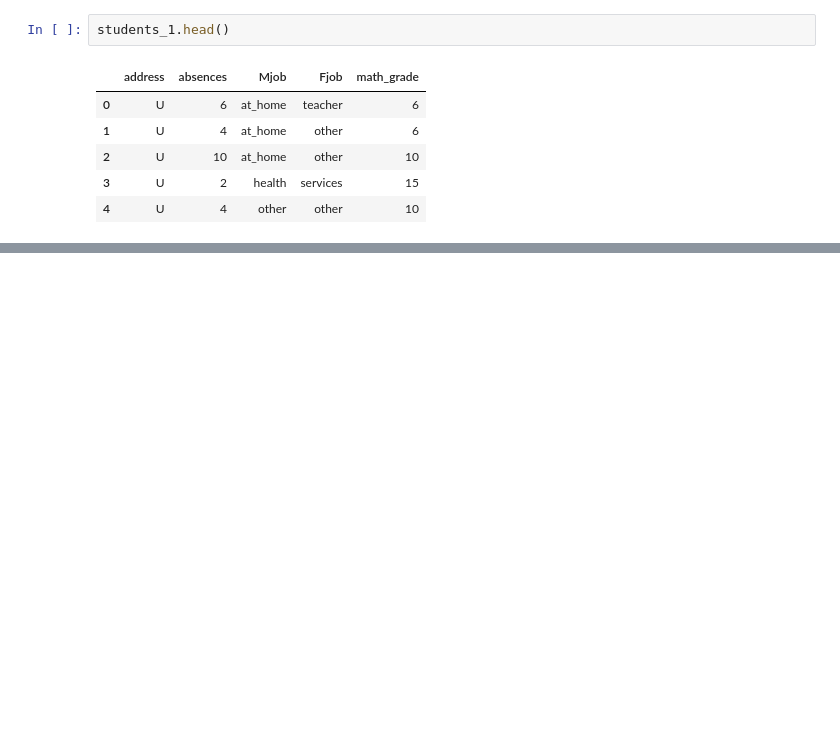
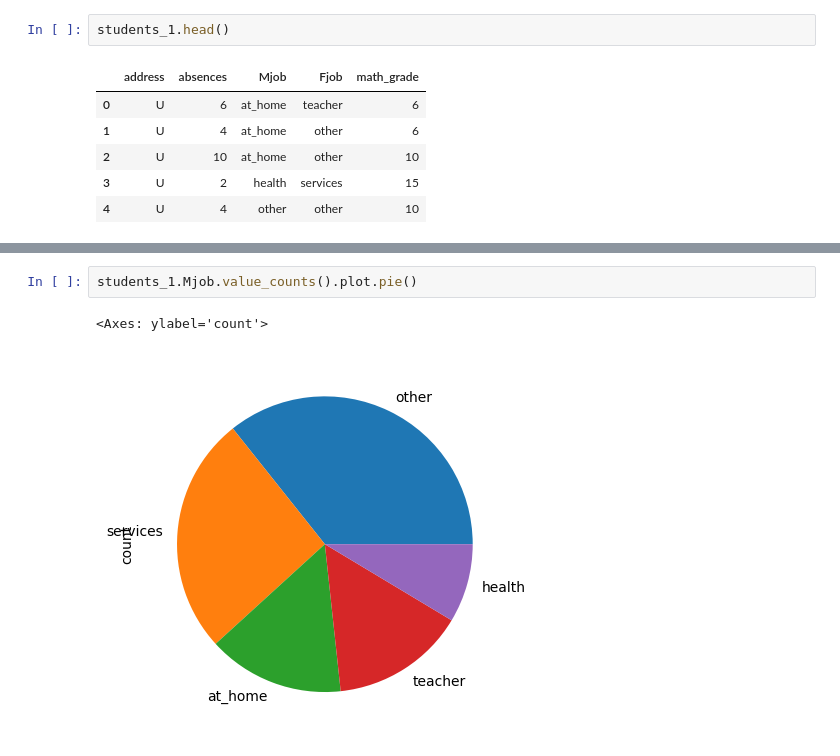
Before and after one commit to MaqsudovJamshed/EDA_Learning_Journey, a Jupyter notebook: EDA_Course.ipynb, the cells around one changed output, grey strips where cells are left out. Cells and saved outputs as stored; diff of their text form; blank space fills up the shorter version.

```diff
--- a/EDA_Course.ipynb
+++ b/EDA_Course.ipynb
@@ -189,0 +308,5 @@ students_1.head()
+# %%
+students_1.Mjob.value_counts().plot.pie()
+# %% [output]
+<Axes: ylabel='count'>
+[figure, added]
```
Also changed, not shown: parts of 32 cells of this notebook, 1 other file.
